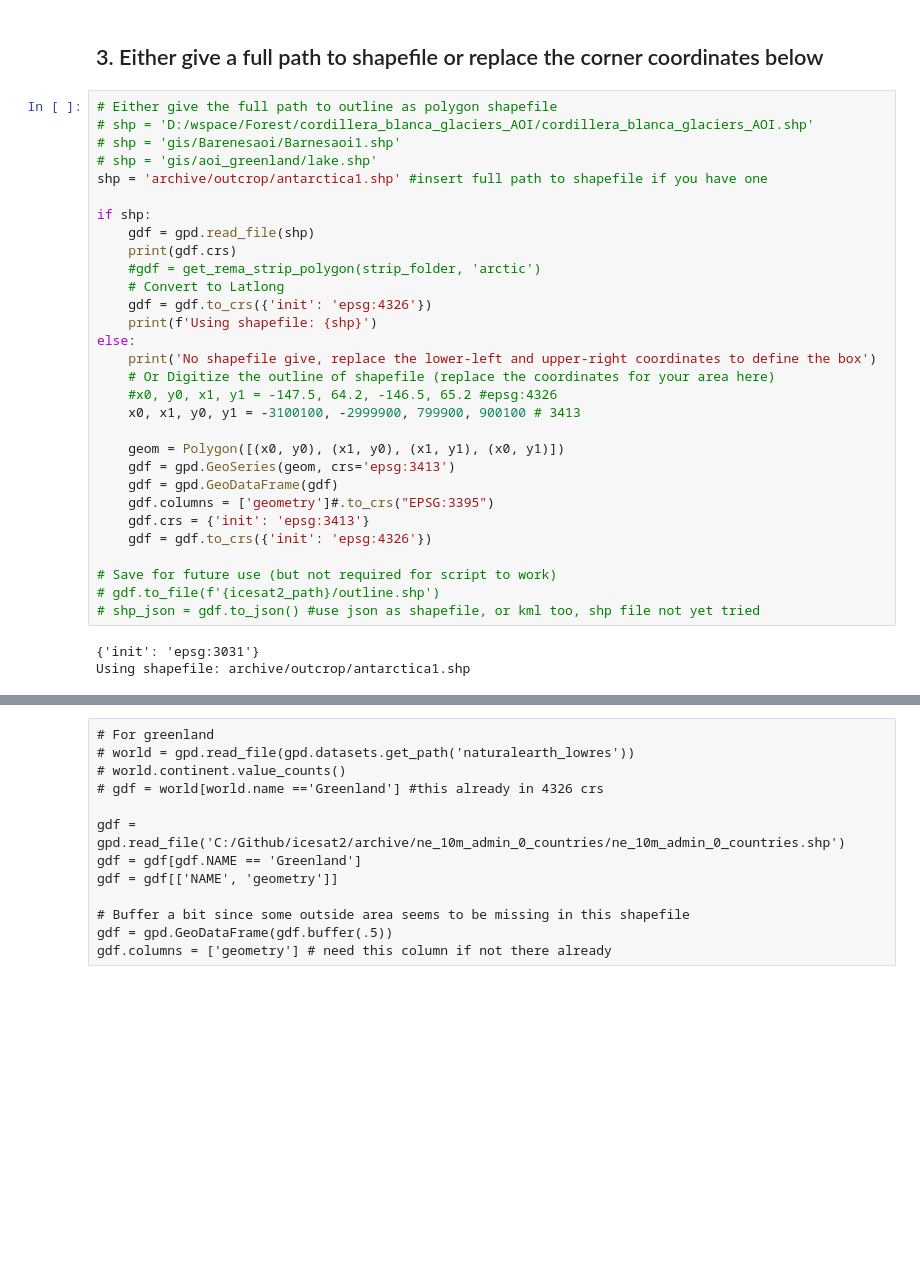
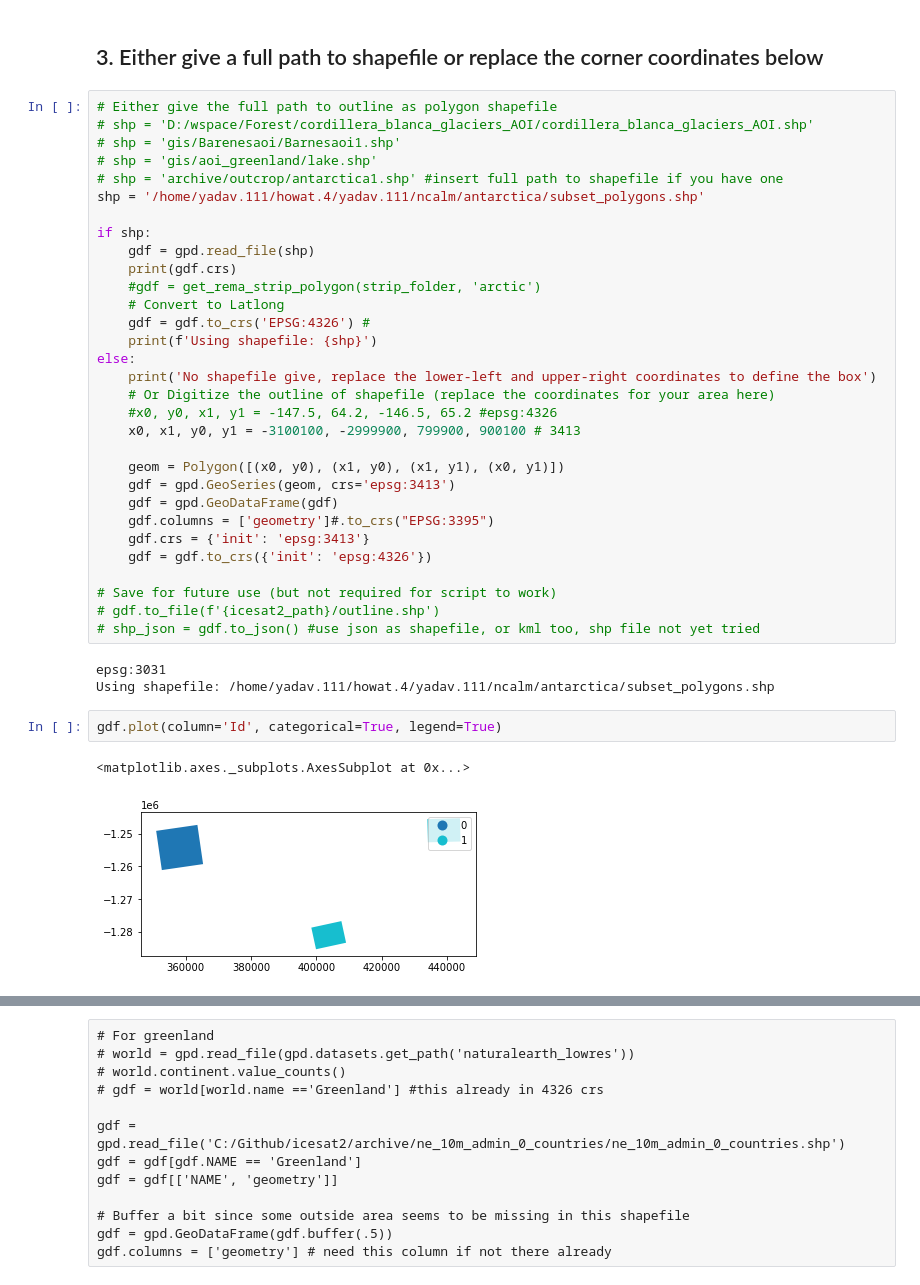
Before and after one commit to bidhya/icesat2, a Jupyter notebook: 01_ATL_Download.ipynb, the cells around one changed output, grey strips where cells are left out. Drawn from its saved outputs; the diff is of its cells as text; blank space fills up the shorter version.

```diff
--- a/01_ATL_Download.ipynb
+++ b/01_ATL_Download.ipynb
@@ -71,14 +71,15 @@ Create Output Directory : /fs/project/howat.4/icesat2/rock_outcrop_ATL03
 # shp = 'D:/wspace/Forest/cordillera_blanca_glaciers_AOI/cordillera_blanca_glaciers_AOI.shp'
 # shp = 'gis/Barenesaoi/Barnesaoi1.shp'
 # shp = 'gis/aoi_greenland/lake.shp'
-shp = 'archive/outcrop/antarctica1.shp' #insert full path to shapefile if you have one
+# shp = 'archive/outcrop/antarctica1.shp' #insert full path to shapefile if you have one
+shp = '/home/yadav.111/howat.4/yadav.111/ncalm/antarctica/subset_polygons.shp'
 
 if shp:
     gdf = gpd.read_file(shp)
     print(gdf.crs)
     #gdf = get_rema_strip_polygon(strip_folder, 'arctic')
     # Convert to Latlong
-    gdf = gdf.to_crs({'init': 'epsg:4326'})
+    gdf = gdf.to_crs('EPSG:4326') #
     print(f'Using shapefile: {shp}')
 else:
     print('No shapefile give, replace the lower-left and upper-right coordinates to define the box')
@@ -97,8 +98,13 @@ else:
 # gdf.to_file(f'{icesat2_path}/outline.shp')
 # shp_json = gdf.to_json() #use json as shapefile, or kml too, shp file not yet tried
 # %% [output]
-{'init': 'epsg:3031'}
-Using shapefile: archive/outcrop/antarctica1.shp
+epsg:3031
+Using shapefile: /home/yadav.111/howat.4/yadav.111/ncalm/antarctica/subset_polygons.shp
+# %%
+gdf.plot(column='Id', categorical=True, legend=True)
+# %% [output]
+<matplotlib.axes._subplots.AxesSubplot at 0x...>
+[figure, added]
 # %%
 # Detour: To select on 1 polygon
 # gdf = gdf[gdf.surface=='rock']
```
Also changed, not shown: parts of 21 cells of this notebook, 4 other files.
